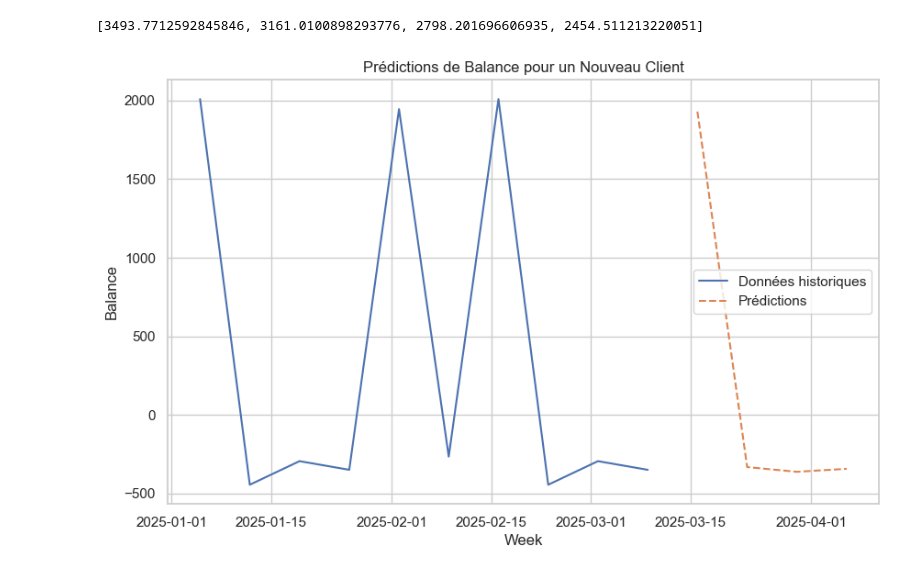
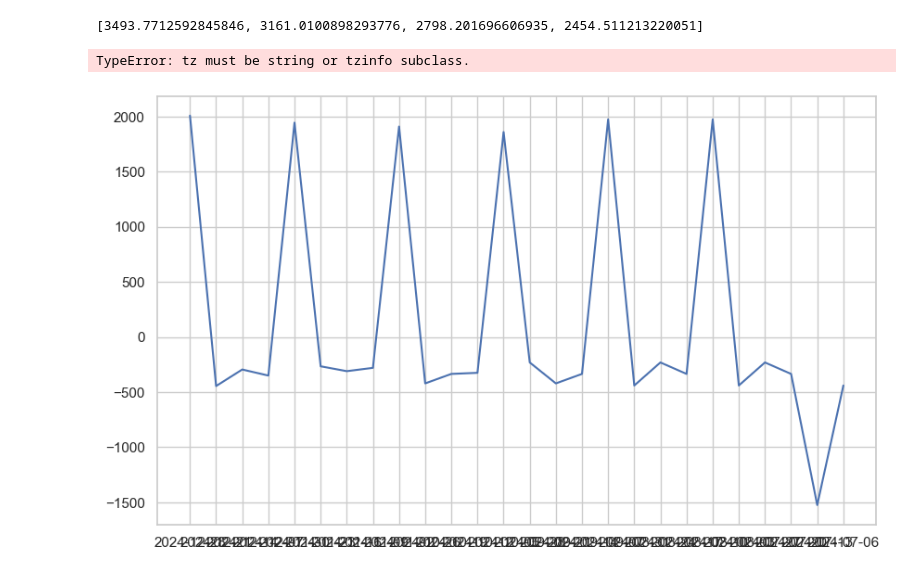
Before and after one commit to RahabAbderahman/WebForcast, a Jupyter notebook: exponentianl smoothing analysis.ipynb, the cells around one changed output. Drawn from its saved outputs; the diff is of its cells as text; code cells hidden in the pictures.

```diff
--- a/exponentianl smoothing analysis.ipynb
+++ b/exponentianl smoothing analysis.ipynb
@@ -104,7 +105,7 @@ dataframe_depenses
 12 rows × 26 columns
 # %%
 
-total_depenses =  ap.sum_columns(dataframe_depenses)
+total_depenses =  sum_columns(dataframe_depenses)
 print(total_depenses)
 # %% [output]
           Week  Balance
@@ -127,5 +128,5 @@ print(total_depenses)
 # %%
-total_revenus = ap.sum_columns(dataframe_revenus)
+total_revenus = sum_columns(dataframe_revenus)
 print(total_revenus)
 # %% [output]
           Week  Balance
@@ -148,5 +149,5 @@ print(total_revenus)
 # %%
-df_main = ap.subtract_dataframes(total_revenus,total_depenses)
+df_main = subtract_dataframes(total_revenus,total_depenses)
 print(df_main)
 # %% [output]
           Week  Balance
@@ -187,23 +188,19 @@ print(" Root Mean Square Error of triple exponential method is:", triple_rms)
  Root Mean Square Error of triple exponential method is: 2444.06173463665
 # %%
 # Charger le modèle pré-entraîné
-loaded_model = ap.load_model(filename='trained_exp_smoothing_model.pkl')
+loaded_model = load_model(filename='trained_exp_smoothing_model.pkl')
 
-# Charger les données du client (nouvelle DataFrame avec la colonne 'Week' et 'Balance')
-new_client_data = pd.DataFrame({
-    'Week': pd.date_range(start='2025-01-01', periods=10, freq='W'),
-    'Balance': [2009.01 	,-445.00	,-295.00	,-350.00 ,	1945.00  	,-265.99, 2009.01 	,-445.00	,-295.00	,-350.00]
-})
+
 
 # Prédire sur plusieurs semaines pour le nouveau client
-predictions = ap.predict_with_model(loaded_model, new_client_data, weeks_ahead=4)
+predictions = predict_with_model(loaded_model, df_main, weeks_ahead=4)
 
 flux_forecast = []
 
 flux_forecast = predictions['Predicted_Balance']
 
 
-forecast_balance = ap.cumulative_addition(flux_forecast,1564.01)
+forecast_balance = cumulative_addition(flux_forecast,1564.01)
 
 print(forecast_balance)
 # %% [output]
@@ -211,14 +208,15 @@ print(forecast_balance)
 # %%
 import matplotlib.pyplot as plt
 
 # Visualiser les prédictions
 plt.figure(figsize=(10, 6))
-plt.plot(new_client_data['Week'], new_client_data['Balance'], label='Données historiques')
+plt.plot(df_main['Week'], df_main['Balance'], label='Données historiques')
 plt.plot(predictions['Week'], predictions['Predicted_Balance'], label='Prédictions', linestyle='--')
 plt.xlabel('Week')
 plt.ylabel('Balance')
 plt.title('Prédictions de Balance pour un Nouveau Client')
 plt.legend()
 plt.show()
 # %% [output]
+TypeError: tz must be string or tzinfo subclass.
-[figure, old version]
+[figure, new version]
```
Also changed, not shown: parts of 19 cells of this notebook, 1 other file.
